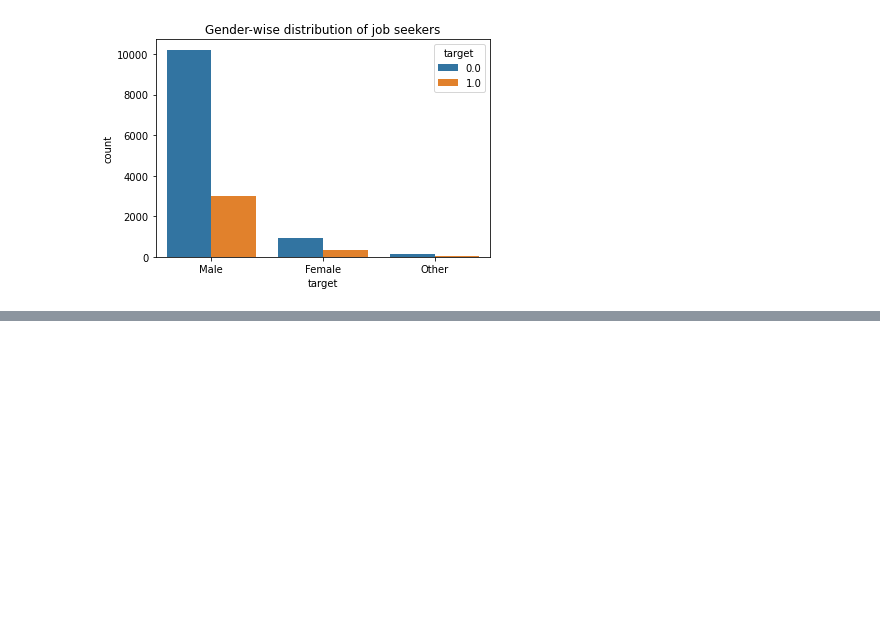
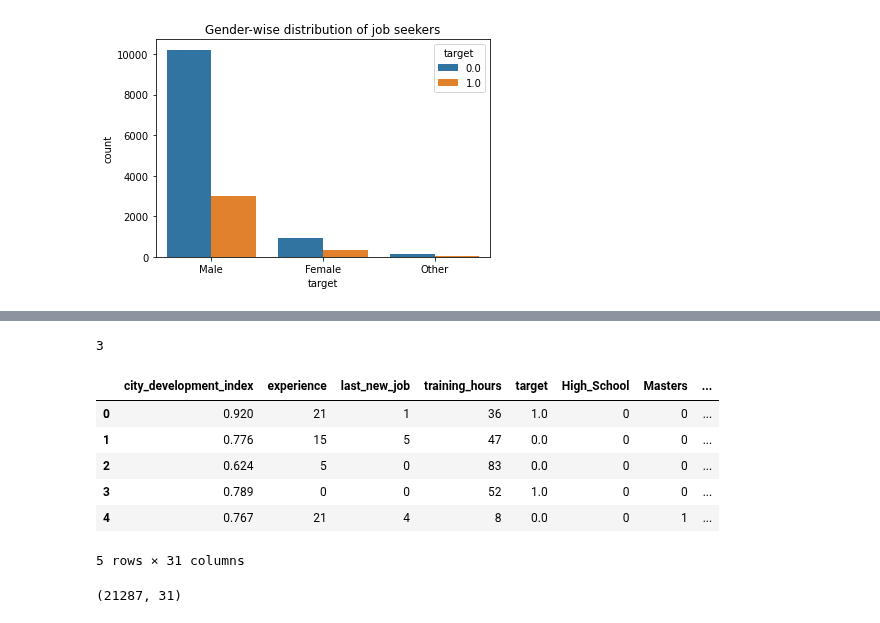
Before and after one commit to chandanabrdwj/100DaysOfML, a Jupyter notebook: job-change-of-data-scientists-data.ipynb, the cells around one changed output, grey strips where cells are left out. Drawn from its saved outputs; the diff is of its cells as text; code cells hidden in the pictures; blank space fills up the shorter version.

Commit message:
Kaggle Notebook | Job change of data scientists data | Version 2

```diff
--- a/job-change-of-data-scientists-data.ipynb
+++ b/job-change-of-data-scientists-data.ipynb
@@ -200,0 +253,11 @@ Text(0.5, 1.0, 'Gender-wise distribution of job seekers')
+# %%
+education_df = pd.get_dummies(all_data[['education_level']],drop_first=True,prefix=[None])
+company_size_df = pd.get_dummies(all_data[['company_size']],drop_first=True,prefix=[None])
+company_type_df = pd.get_dummies(all_data[['company_type']],drop_first=True,prefix=[None])
+major_df = pd.get_dummies(all_data[['major_discipline']],drop_first=True,prefix=[None])
+university_df = pd.get_dummies(all_data[['enrolled_university']],drop_first=True,prefix=[None])
+experience_df = pd.get_dummies(all_data[['relevent_experience']],drop_first=True,prefix=[None])
+gender_df = pd.get_dummies(all_data[['gender']],drop_first=True,prefix=[None])
+# %%
+# drop original columns
+all_data.drop(['education_level','company_size','company_type','major_discipline','enrolled_university','relevent_experience','gender'],axis=1,inplace=True)
@@ -200,0 +270,4 @@ Text(0.5, 1.0, 'Gender-wise distribution of job seekers')
+# %%
+all_data.drop(['enrollee_id','city'],axis=1,inplace=True)
+# %%
+final_df = pd.concat([all_data,education_df,company_size_df,company_type_df,major_df,university_df,experience_df,gender_df],axis=1)
@@ -200,0 +285,18 @@ Text(0.5, 1.0, 'Gender-wise distribution of job seekers')
+# %%
+final_df.isna().any().sum()
+# %% [output]
+3
+# %%
+final_df.head()
+# %% [output]
+|  | city_development_index | experience | last_new_job | training_hours | target | High_School | Masters | ... |
+| 0 | 0.920 | 21 | 1 | 36 | 1.0 | 0 | 0 | ... |
+| 1 | 0.776 | 15 | 5 | 47 | 0.0 | 0 | 0 | ... |
+| 2 | 0.624 | 5 | 0 | 83 | 0.0 | 0 | 0 | ... |
+| 3 | 0.789 | 0 | 0 | 52 | 1.0 | 0 | 0 | ... |
+| 4 | 0.767 | 21 | 4 | 8 | 0.0 | 0 | 1 | ... |
+5 rows × 31 columns
+# %%
+final_df.shape
+# %% [output]
+(21287, 31)
```
Also changed, not shown: parts of 12 cells of this notebook.
